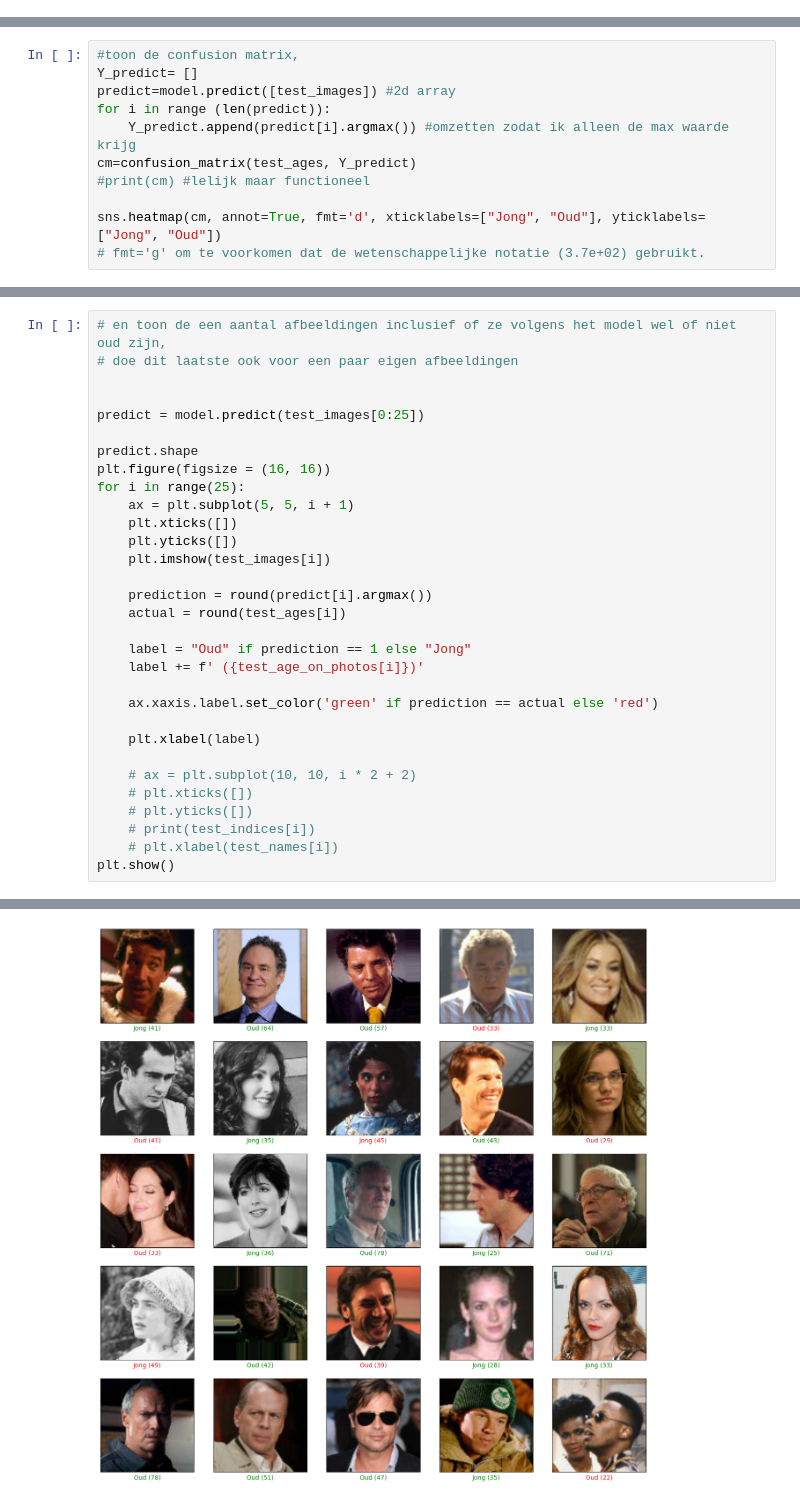
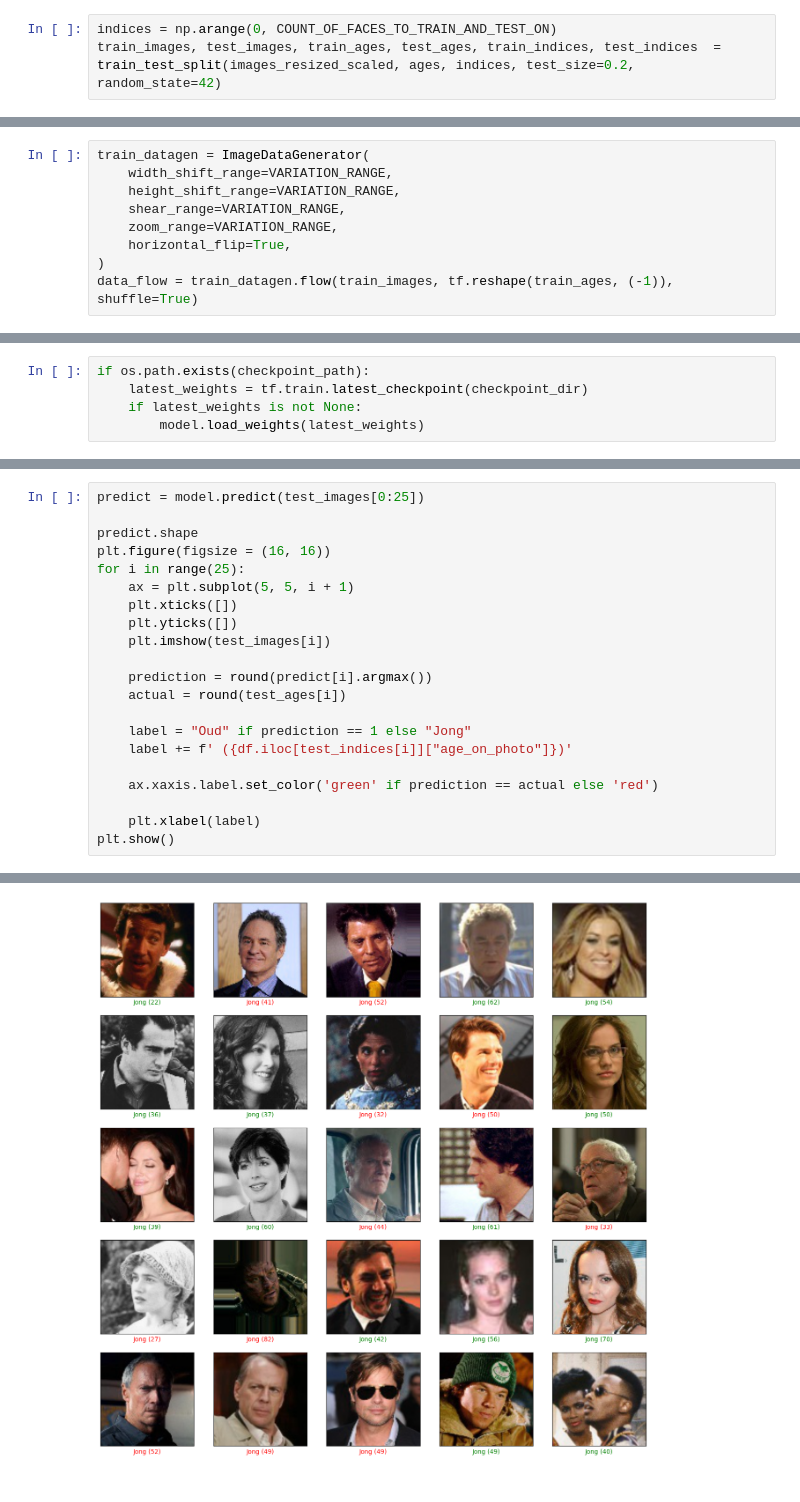
Before and after one commit to usadson/machine-learning, a Jupyter notebook: Thema 2/Huiswerk.ipynb, the cells around one changed output, grey strips where cells are left out. Cells and saved outputs as stored; diff of their text form.

```diff
--- a/Thema 2/Huiswerk.ipynb
+++ b/Thema 2/Huiswerk.ipynb
@@ -319,0 +326,3 @@ Huidige accuracy van het model is:  0.01%
+# %%
+indices = np.arange(0, COUNT_OF_FACES_TO_TRAIN_AND_TEST_ON)
+train_images, test_images, train_ages, test_ages, train_indices, test_indices  = train_test_split(images_resized_scaled, ages, indices, test_size=0.2, random_state=42)
@@ -319,0 +347,9 @@ Huidige accuracy van het model is:  0.01%
+# %%
+train_datagen = ImageDataGenerator(
+    width_shift_range=VARIATION_RANGE,
+    height_shift_range=VARIATION_RANGE,
+    shear_range=VARIATION_RANGE,
+    zoom_range=VARIATION_RANGE,
+    horizontal_flip=True,
+)
+data_flow = train_datagen.flow(train_images, tf.reshape(train_ages, (-1)), shuffle=True)
@@ -319,0 +410,5 @@ Huidige accuracy van het model is:  0.01%
+# %%
+if os.path.exists(checkpoint_path):
+    latest_weights = tf.train.latest_checkpoint(checkpoint_dir)
+    if latest_weights is not None:
+        model.load_weights(latest_weights)
@@ -391,11 +497,0 @@ plt.legend(loc='lower right')
-# %%
-#toon de confusion matrix,
-Y_predict= []
-predict=model.predict([test_images]) #2d array
-for i in range (len(predict)):
-    Y_predict.append(predict[i].argmax()) #omzetten zodat ik alleen de max waarde krijg
-cm=confusion_matrix(test_ages, Y_predict)
-#print(cm) #lelijk maar functioneel
-
-sns.heatmap(cm, annot=True, fmt='d', xticklabels=["Jong", "Oud"], yticklabels=["Jong", "Oud"])
-# fmt='g' om te voorkomen dat de wetenschappelijke notatie (3.7e+02) gebruikt.
@@ -408,8 +517,4 @@ sns.heatmap(cm, annot=True, fmt='d', xticklabels=["Jong", "Oud"], yticklabels=["
 # %%
-# en toon de een aantal afbeeldingen inclusief of ze volgens het model wel of niet oud zijn,
-# doe dit laatste ook voor een paar eigen afbeeldingen
-
-
 predict = model.predict(test_images[0:25])
 
 predict.shape
@@ -424,16 +529,10 @@ for i in range(25):
     actual = round(test_ages[i])
 
     label = "Oud" if prediction == 1 else "Jong"
-    label += f' ({test_age_on_photos[i]})'
+    label += f' ({df.iloc[test_indices[i]]["age_on_photo"]})'
 
     ax.xaxis.label.set_color('green' if prediction == actual else 'red')
 
     plt.xlabel(label)
-
-    # ax = plt.subplot(10, 10, i * 2 + 2)
-    # plt.xticks([])
-    # plt.yticks([])
-    # print(test_indices[i])
-    # plt.xlabel(test_names[i])
 plt.show()
 # %% [output]
@@ -441,2 +540,2 @@ plt.show()
-[figure, old version]
+[figure, new version]
 # %% [markdown]
```
Also changed, not shown: parts of 105 cells of this notebook, 7 other files.
